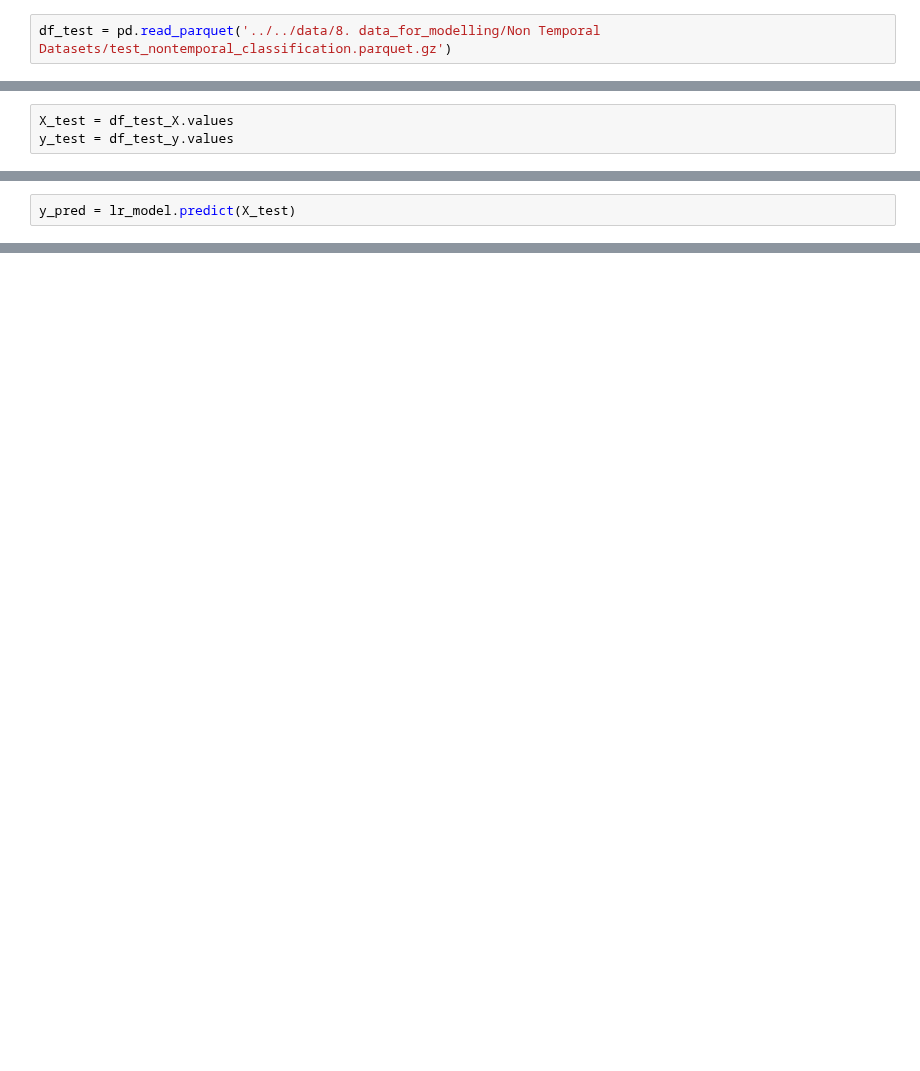
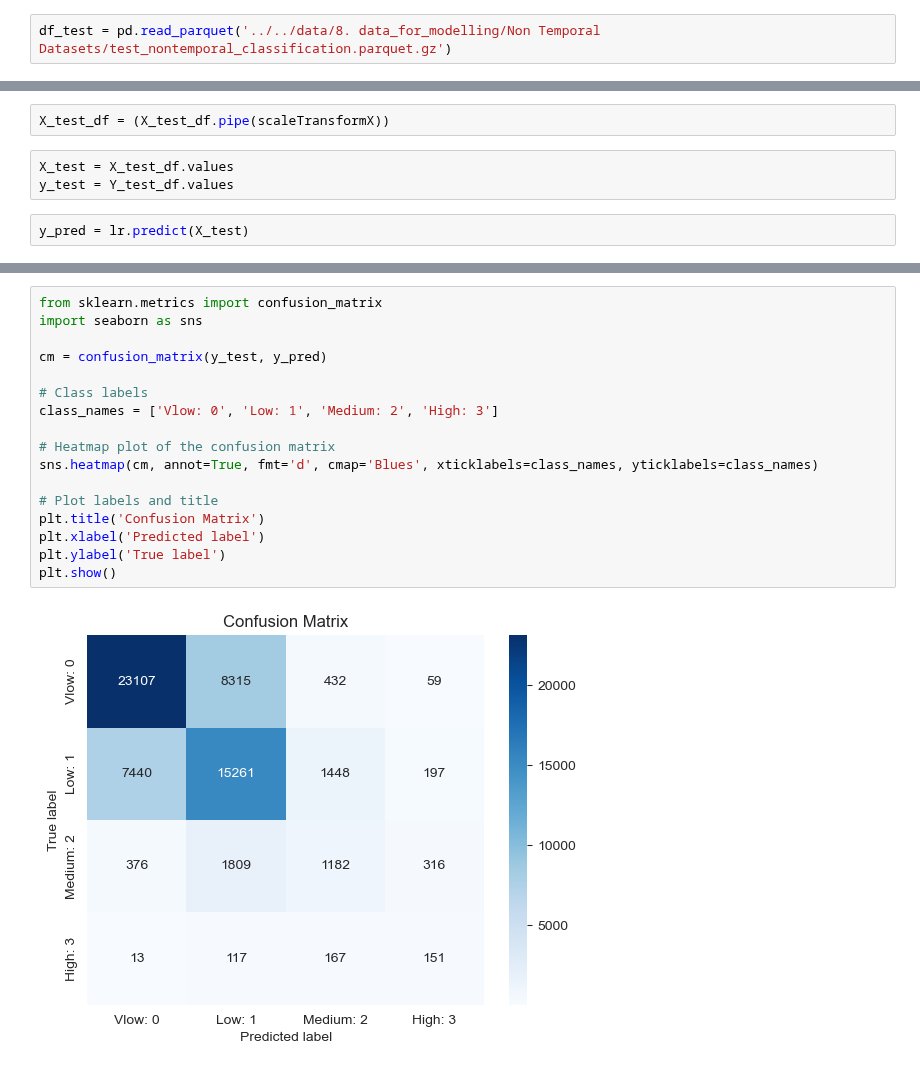
Before and after one commit to OmdenaAI/warsaw-poland-chapter-air-pollution, a Jupyter notebook: src/tasks/task-4-modeling/Vulcan_Catalin_modelling/logistic_regression.ipynb, the cells around one changed output, grey strips where cells are left out. Cells and saved outputs as stored; diff of their text form; blank space fills up the shorter version.

```diff
--- a/src/tasks/task-4-modeling/Vulcan_Catalin_modelling/logistic_regression.ipynb
+++ b/src/tasks/task-4-modeling/Vulcan_Catalin_modelling/logistic_regression.ipynb
@@ -202,3 +210,7 @@ df_test_X.columns = df_columns
+# %%
+X_test_df = (X_test_df.pipe(scaleTransformX))
 # %%
-X_test = df_test_X.values
-y_test = df_test_y.values
+X_test = X_test_df.values
+y_test = Y_test_df.values
+# %%
+y_pred = lr.predict(X_test)
@@ -209,2 +235,0 @@ lr_model.score(X_test,y_test)
-# %%
-y_pred = lr_model.predict(X_test)
@@ -218,0 +236,19 @@ RMSE = 0.719
+# %%
+from sklearn.metrics import confusion_matrix
+import seaborn as sns
+
+cm = confusion_matrix(y_test, y_pred)
+
+# Class labels
+class_names = ['Vlow: 0', 'Low: 1', 'Medium: 2', 'High: 3']
+
+# Heatmap plot of the confusion matrix
+sns.heatmap(cm, annot=True, fmt='d', cmap='Blues', xticklabels=class_names, yticklabels=class_names)
+
+# Plot labels and title
+plt.title('Confusion Matrix')
+plt.xlabel('Predicted label')
+plt.ylabel('True label')
+plt.show()
+# %% [output]
+[figure, added]
```
Also changed, not shown: parts of 34 cells of this notebook.
